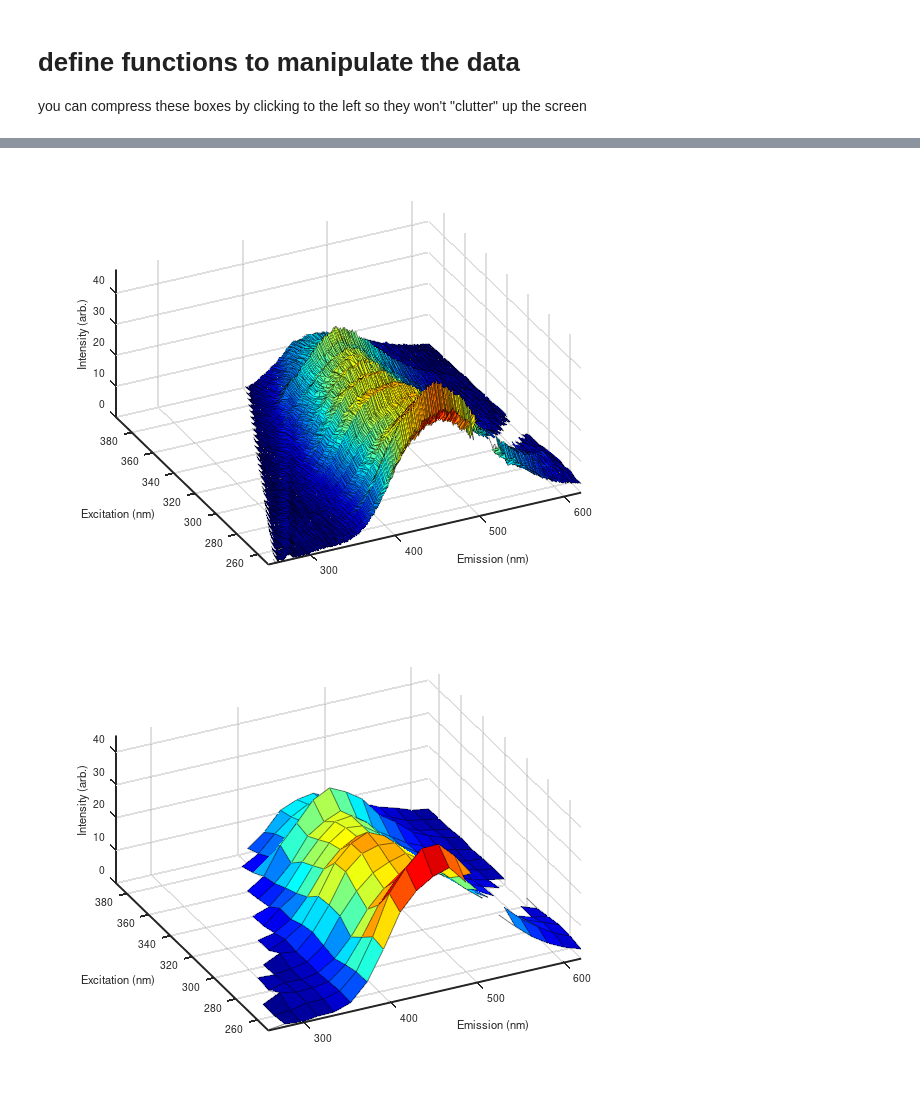
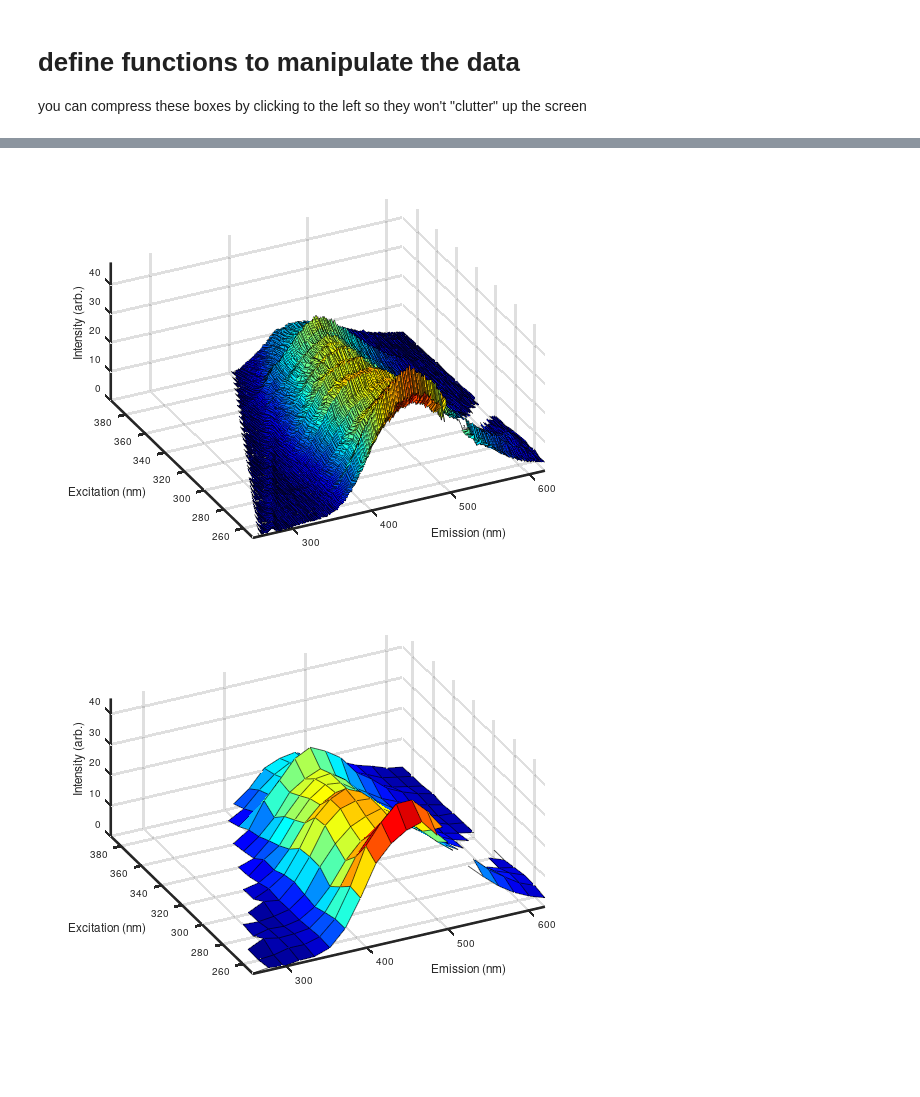
Before and after one commit to skotssd/geochemicalscripts, a Jupyter notebook: FEEM/generateFEEMplots.ipynb, the cells around one changed output, grey strips where cells are left out. Saved outputs shown, nothing was run; the diff lists cells and outputs as text; code cells hidden in the pictures; blank space fills up the shorter version.

```diff
--- a/FEEM/generateFEEMplots.ipynb
+++ b/FEEM/generateFEEMplots.ipynb
@@ -182,22 +175,19 @@ print bwcontour.png -dpng
 # %% [output]
 [figure]
 # %%
-%plot -f png -w 600
-
+%plot of all the data in 3D
+graphics_toolkit ("notebook");
 makesurfaceplot(F,em,ex)
-
-print surface.png -dpng
 # %% [output]
-[figure, old version]
+[figure, new version]
 # %%
-%plot -f png -w 600
-
-% graphics_toolkit ("qt");
+% resample the data to improve the appearance of the plot.  looks better if ex and
+% em are sampled at similar resolution
+% you need to set the samplefreq parameter
+graphics_toolkit ("notebook");
 samplefreq=20; %divide ex and em into samplereq equal steps.  so bigger number closer.
 [Fr,emr,exr]=resample(F,em,ex,samplefreq); %
 makesurfaceplot(Fr,emr,exr)
-
-print resampled.png -dpng
 # %% [output]
-[figure, old version]
+[figure, new version]
 # %%
```
Also changed, not shown: parts of 7 cells of this notebook, 2 other files.
